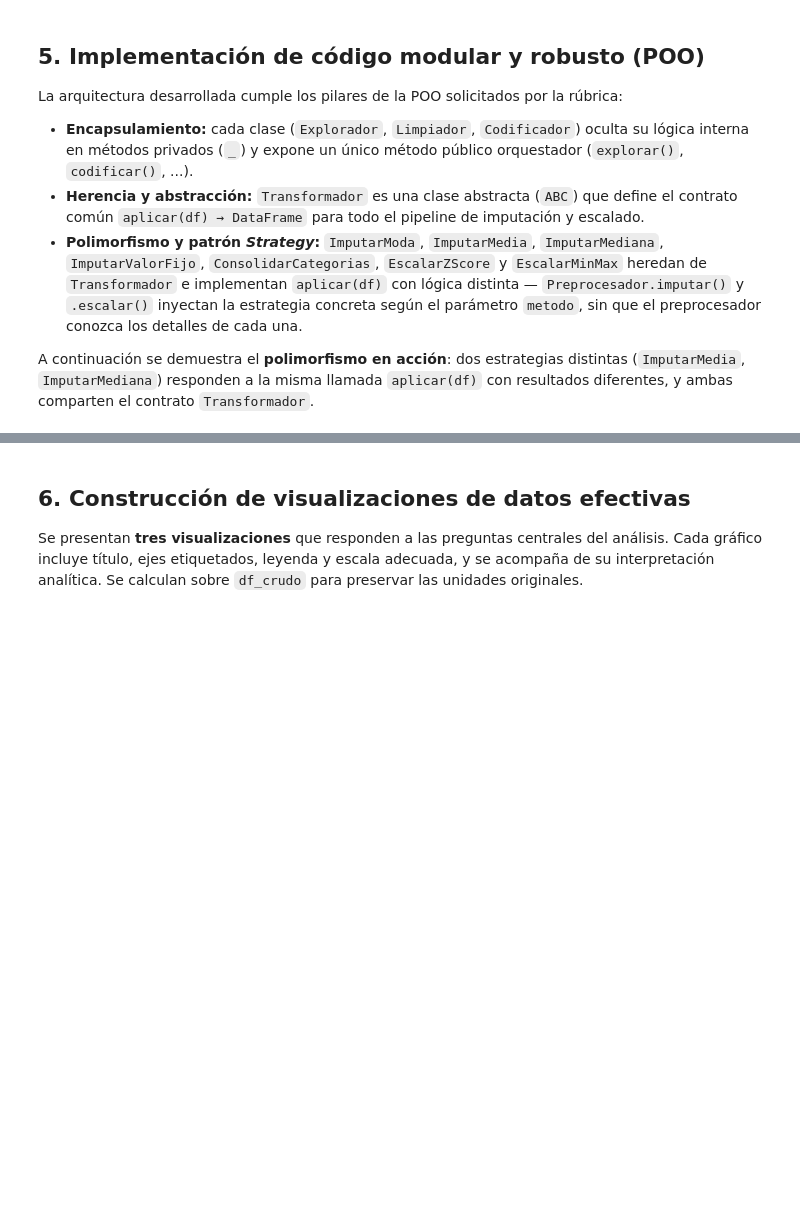
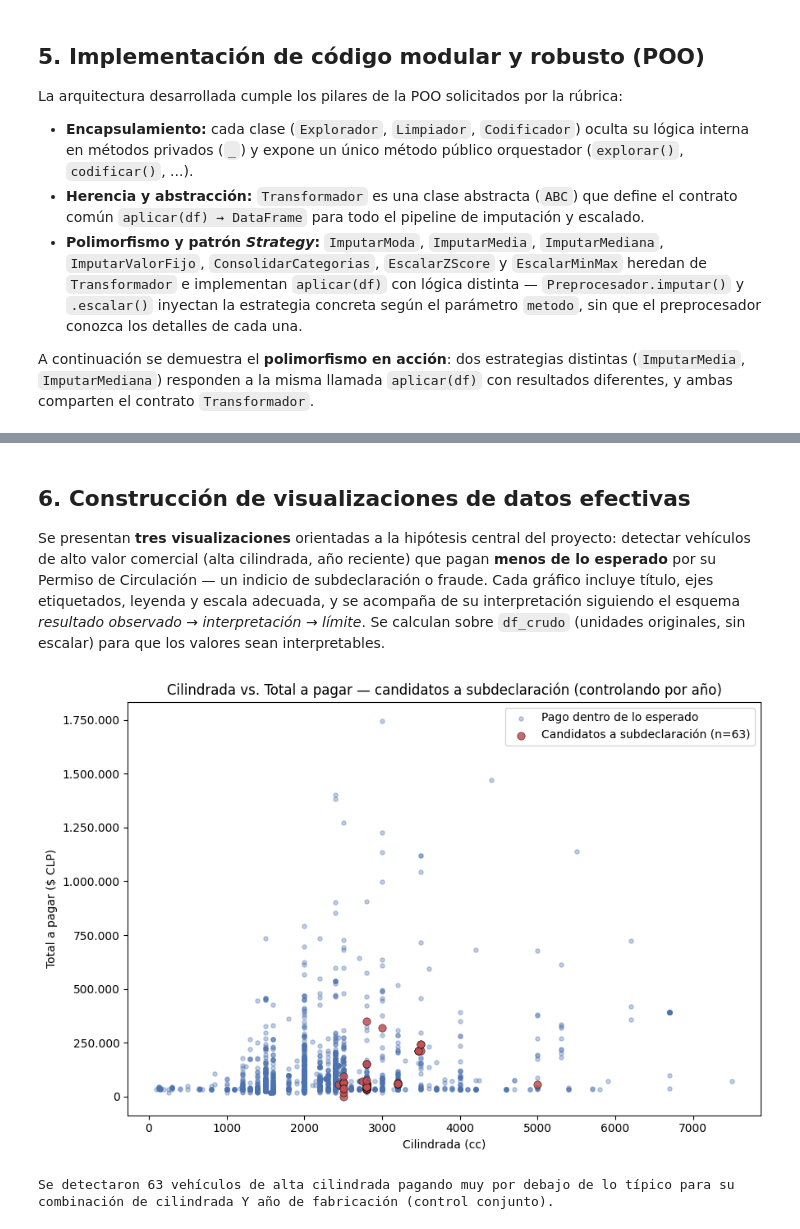
Before and after one commit to hwsaez-code/unab-magister-pro-ciencia-datos-MCDI500, a Jupyter notebook: notebook/Notebook_F4_CHARTS.ipynb, the cells around one changed output, grey strips where cells are left out. Cells and saved outputs as stored; diff of their text form; code cells hidden in the pictures; blank space fills up the shorter version.

Commit message:
feat: visualizacion de graficos, conclusion y resultados

```diff
--- a/notebook/Notebook_F4_CHARTS.ipynb
+++ b/notebook/Notebook_F4_CHARTS.ipynb
@@ -614,23 +616,6 @@ class Preprocesador:
             logger.error(f"escalar falló: {e}")
         return self
 
-    def validar(self, anio_actual=2026):
-        """Verifica condiciones mínimas de calidad del dataset antes de exportar."""
-        TestValidaciones().ejecutar(anio_actual)
-
-        logger.info("── Validando dataset real ──")
-        try:
-            assert self.df.isna().sum().sum() == 0,                             "Existen valores nulos"
-            assert not self.df.duplicated().any(),                              "Existen filas duplicadas"
-            assert self.df['ano_fabricacion'].between(1900, anio_actual).all(), "Años de fabricación fuera de rango"
-            assert (self.df['cilindrada'] >= 0).all(),                          "Cilindradas negativas detectadas"
-            logger.success("Dataset real: todas las validaciones pasaron")
-        except AssertionError as e:
-            logger.error(f"validar falló: {e}")
-        except Exception as e:
-            logger.error(f"validar — error inesperado: {e}")
-        return self
-
     def exportar(self, ruta):
         """Guarda el dataset procesado en disco."""
         try:
@@ -694,3 +797,6 @@ pipe = (pipe
         .imputar('comuna_anterior', 'valor_fijo', 'OTRA'))
 
 Explorador(pipe.df)._generar_reporte_nulos()
+
+# Copia en unidades originales (antes de escalar) para las visualizaciones de la sección 6
+df_crudo = pipe.df.copy()
@@ -1009,6 +1200,58 @@ logger.success("Ambas estrategias heredan de Transformador (ABC) y son intercamb
 <a id="6"></a>
 ## 6. Construcción de visualizaciones de datos efectivas
 
-Se presentan **tres visualizaciones** que responden a las preguntas centrales del análisis. Cada
-gráfico incluye título, ejes etiquetados, leyenda y escala adecuada, y se acompaña de su
-interpretación analítica. Se calculan sobre `df_crudo` para preservar las unidades originales.
+Se presentan **tres visualizaciones** orientadas a la hipótesis central del proyecto: detectar
+vehículos de alto valor comercial (alta cilindrada, año reciente) que pagan **menos de lo esperado**
+por su Permiso de Circulación — un indicio de subdeclaración o fraude. Cada gráfico incluye título,
+ejes etiquetados, leyenda y escala adecuada, y se acompaña de su interpretación siguiendo el esquema
+*resultado observado → interpretación → límite*. Se calculan sobre `df_crudo` (unidades originales,
+sin escalar) para que los valores sean interpretables.
+# %%
+import matplotlib.pyplot as plt
+from matplotlib.ticker import FuncFormatter
+
+
+def formato_clp(valor):
+    """Formatea un monto como pesos chilenos: punto como separador de miles."""
+    return f"{valor:,.0f}".replace(",", ".")
+
+
+# Hipotesis: vehiculos de alta cilindrada que pagan muy por debajo de lo tipico para SU MISMA
+# combinacion de cilindrada Y antiguedad son candidatos a subdeclaracion. Se controla por
+# ano_fabricacion ademas de cilindrada porque un auto antiguo paga menos legitimamente
+# (tasacion decrece con la edad) — sin ese control, confundiamos "auto viejo depreciado"
+# con "auto subdeclarado".
+cc_bins   = pd.qcut(df_crudo['cilindrada'], q=5, duplicates='drop')
+anio_bins = pd.qcut(df_crudo['ano_fabricacion'], q=5, duplicates='drop')
+
+mediana_celda = df_crudo.groupby([cc_bins, anio_bins], observed=True)['total_a_pagar'].transform('median')
+n_celda       = df_crudo.groupby([cc_bins, anio_bins], observed=True)['total_a_pagar'].transform('size')
+residuo       = df_crudo['total_a_pagar'] - mediana_celda
+umbral        = residuo.quantile(0.10)
+
+cilindrada_mediana_global = df_crudo['cilindrada'].median()
+candidatos = (
+    (df_crudo['cilindrada'] > cilindrada_mediana_global) &
+    (residuo <= umbral) &
+    (n_celda >= 10)   # se excluyen celdas con muy pocos datos (residuo poco confiable)
+)
+
+fig, ax = plt.subplots(figsize=(9, 6))
+ax.scatter(df_crudo.loc[~candidatos, 'cilindrada'], df_crudo.loc[~candidatos, 'total_a_pagar'],
+           s=14, alpha=0.35, color='#4C72B0', label='Pago dentro de lo esperado')
+ax.scatter(df_crudo.loc[candidatos, 'cilindrada'], df_crudo.loc[candidatos, 'total_a_pagar'],
+           s=45, alpha=0.85, color='#C44E52', edgecolors='black', linewidths=0.4,
+           label=f'Candidatos a subdeclaración (n={candidatos.sum()})')
+ax.set_xlabel('Cilindrada (cc)')
+ax.set_ylabel('Total a pagar ($ CLP)')
+ax.set_title('Cilindrada vs. Total a pagar — candidatos a subdeclaración (controlando por año)')
+ax.yaxis.set_major_formatter(FuncFormatter(lambda x, _: formato_clp(x)))
+ax.legend()
+plt.tight_layout()
+plt.show()
+
+print(f"Se detectaron {candidatos.sum()} vehículos de alta cilindrada pagando muy por debajo de lo "
+      f"típico para su combinación de cilindrada Y año de fabricación (control conjunto).")
+# %% [output]
+[figure, added]
+Se detectaron 63 vehículos de alta cilindrada pagando muy por debajo de lo típico para su combinación de cilindrada Y año de fabricación (control conjunto).
```
Also changed, not shown: parts of 22 cells of this notebook, 1 other file.
